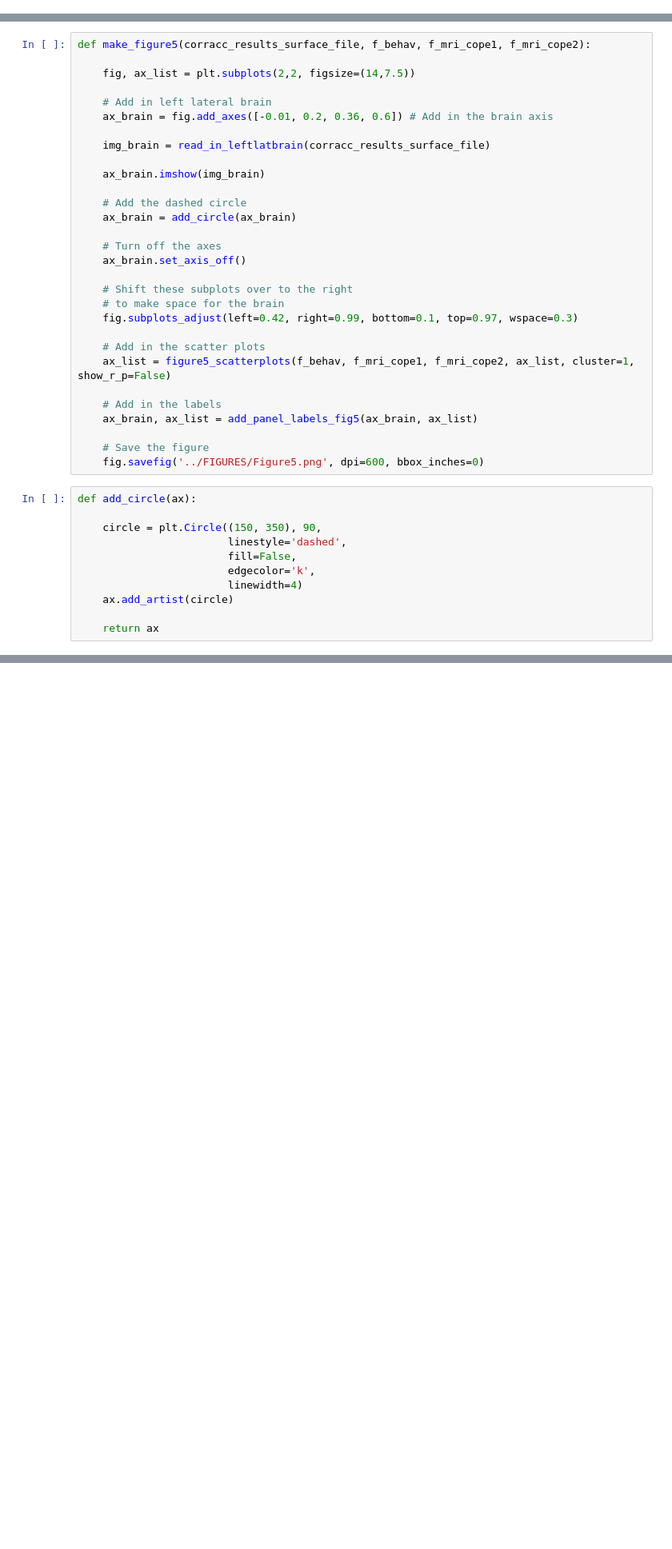
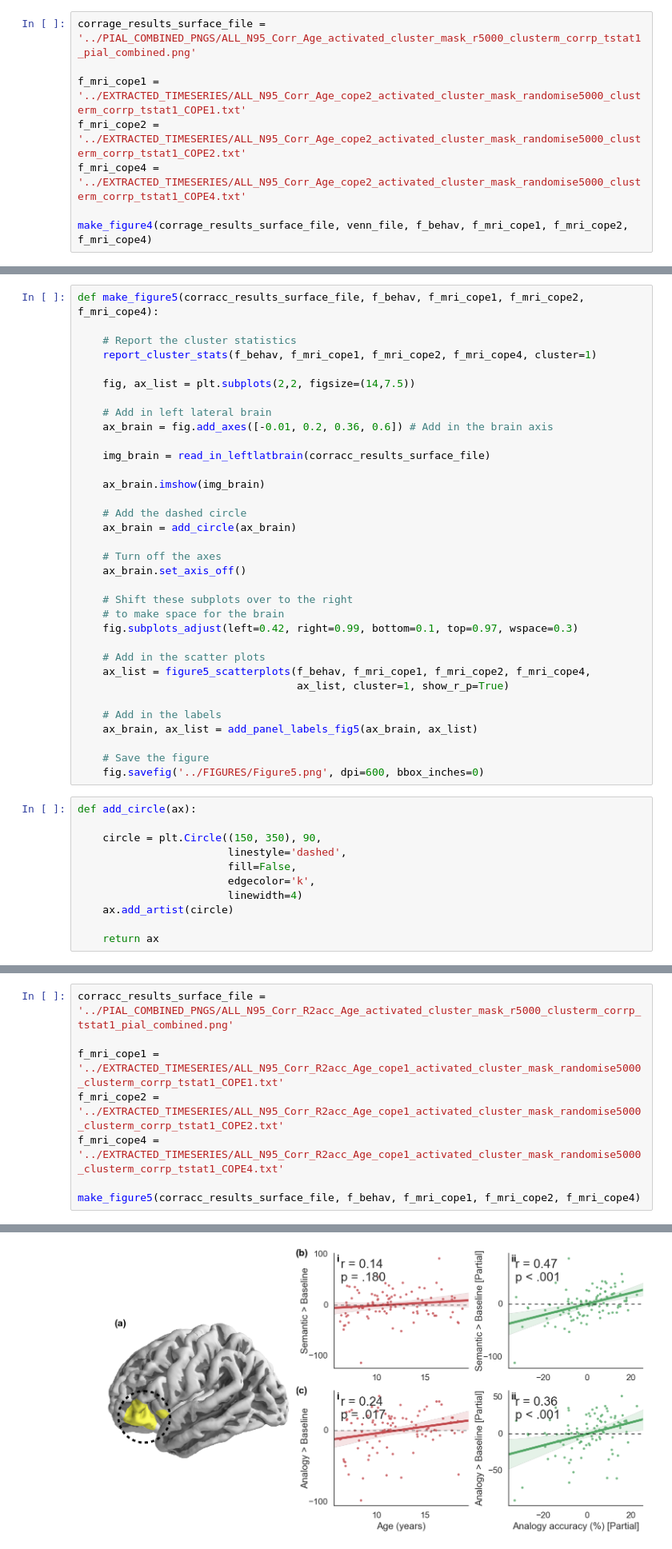
Before and after one commit to KirstieJane/NORA_WhitakerVendetti_DevSci2017, a Jupyter notebook: JUPYTER_NOTEBOOKS/VISAN_Figures.ipynb, the cells around one changed output, grey strips where cells are left out. Shown at 80% size. Drawn from its saved outputs; the diff is of its cells as text; blank space fills up the shorter version.

```diff
--- a/JUPYTER_NOTEBOOKS/VISAN_Figures.ipynb
+++ b/JUPYTER_NOTEBOOKS/VISAN_Figures.ipynb
@@ -512,0 +583,8 @@ make_figure4(corrage_results_surface_file, venn_file)
+# %%
+corrage_results_surface_file = '../PIAL_COMBINED_PNGS/ALL_N95_Corr_Age_activated_cluster_mask_r5000_clusterm_corrp_tstat1_pial_combined.png'
+
+f_mri_cope1 = '../EXTRACTED_TIMESERIES/ALL_N95_Corr_Age_cope2_activated_cluster_mask_randomise5000_clusterm_corrp_tstat1_COPE1.txt'
+f_mri_cope2 = '../EXTRACTED_TIMESERIES/ALL_N95_Corr_Age_cope2_activated_cluster_mask_randomise5000_clusterm_corrp_tstat1_COPE2.txt'
+f_mri_cope4 = '../EXTRACTED_TIMESERIES/ALL_N95_Corr_Age_cope2_activated_cluster_mask_randomise5000_clusterm_corrp_tstat1_COPE4.txt'
+
+make_figure4(corrage_results_surface_file, venn_file, f_behav, f_mri_cope1, f_mri_cope2, f_mri_cope4)
@@ -524,7 +625,10 @@ def read_in_leftlatbrain(results_surface_file):
 
     return img
 # %%
-def make_figure5(corracc_results_surface_file, f_behav, f_mri_cope1, f_mri_cope2):
+def make_figure5(corracc_results_surface_file, f_behav, f_mri_cope1, f_mri_cope2, f_mri_cope4):
+
+    # Report the cluster statistics
+    report_cluster_stats(f_behav, f_mri_cope1, f_mri_cope2, f_mri_cope4, cluster=1)
 
     fig, ax_list = plt.subplots(2,2, figsize=(14,7.5))
 
@@ -546,7 +650,8 @@ def make_figure5(corracc_results_surface_file, f_behav, f_mri_cope1, f_mri_cope2
     fig.subplots_adjust(left=0.42, right=0.99, bottom=0.1, top=0.97, wspace=0.3)
 
     # Add in the scatter plots
-    ax_list = figure5_scatterplots(f_behav, f_mri_cope1, f_mri_cope2, ax_list, cluster=1, show_r_p=False)
+    ax_list = figure5_scatterplots(f_behav, f_mri_cope1, f_mri_cope2, f_mri_cope4,
+                                   ax_list, cluster=1, show_r_p=True)
 
     # Add in the labels
     ax_brain, ax_list = add_panel_labels_fig5(ax_brain, ax_list)
@@ -786,3 +851,12 @@ def residuals(x, y):
     pre = np.sum(m * x.T, axis=1) + c
     res = y - pre
     return res
+# %%
+corracc_results_surface_file = '../PIAL_COMBINED_PNGS/ALL_N95_Corr_R2acc_Age_activated_cluster_mask_r5000_clusterm_corrp_tstat1_pial_combined.png'
+
+f_mri_cope1 = '../EXTRACTED_TIMESERIES/ALL_N95_Corr_R2acc_Age_cope1_activated_cluster_mask_randomise5000_clusterm_corrp_tstat1_COPE1.txt'
+f_mri_cope2 = '../EXTRACTED_TIMESERIES/ALL_N95_Corr_R2acc_Age_cope1_activated_cluster_mask_randomise5000_clusterm_corrp_tstat1_COPE2.txt'
+f_mri_cope4 = '../EXTRACTED_TIMESERIES/ALL_N95_Corr_R2acc_Age_cope1_activated_cluster_mask_randomise5000_clusterm_corrp_tstat1_COPE4.txt'
+
+make_figure5(corracc_results_surface_file, f_behav, f_mri_cope1, f_mri_cope2, f_mri_cope4)
+# %% [output]
@@ -788,0 +897 @@ def residuals(x, y):
+[figure, added]
```
Also changed, not shown: parts of 18 cells of this notebook, 18 other files.
